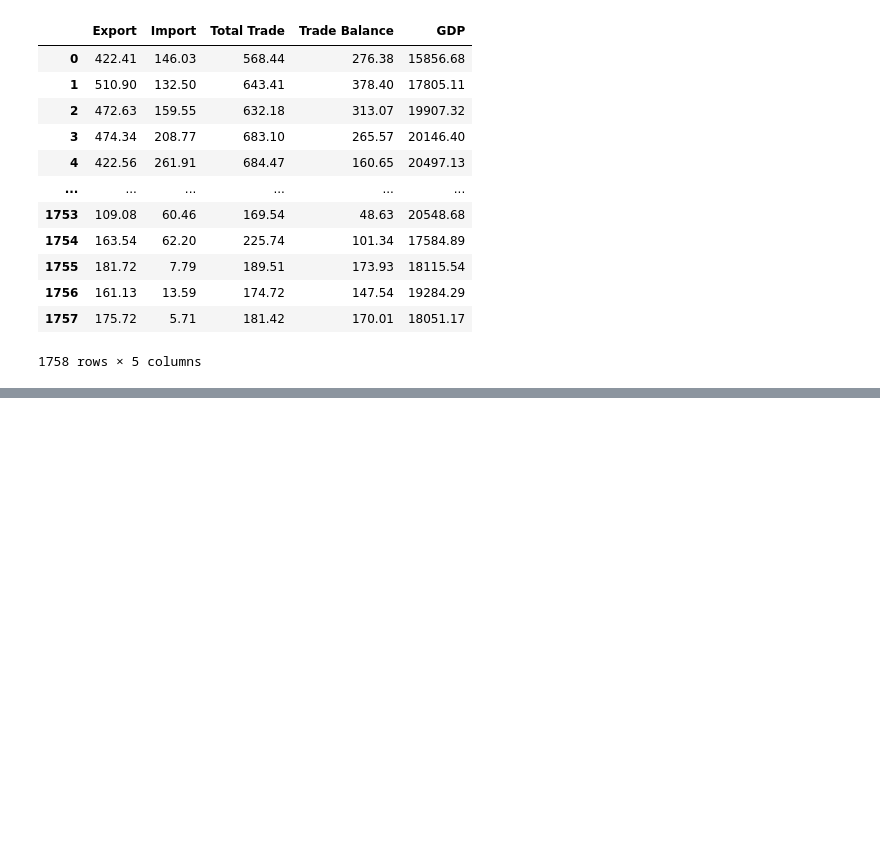
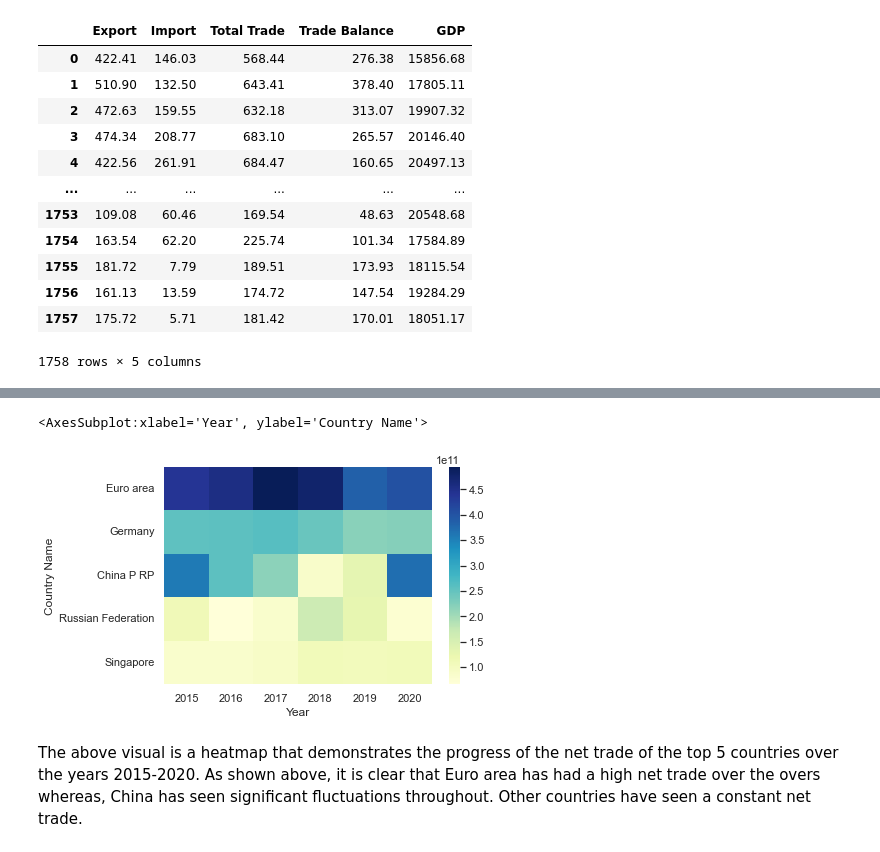
Before and after one commit to Nuka-Rishitha/2022Spring_Finals, a Jupyter notebook: NukaRishitha-AayushaSheregar-FinalProject1 (1).ipynb, the cells around one changed output, grey strips where cells are left out. Cells and saved outputs as stored; diff of their text form; code cells hidden in the pictures; blank space fills up the shorter version.

Commit message:
Updated heatmap

```diff
--- a/NukaRishitha-AayushaSheregar-FinalProject1 (1).ipynb
+++ b/NukaRishitha-AayushaSheregar-FinalProject1 (1).ipynb
@@ -704,0 +805,4 @@ You can see that Import and Trade Balance are highly negatively correlated which
+# %%
+heatmap2_data = pd.pivot_table(dat2, values='Net Trade',
+                     index=['Country Name'],
+                     columns='Year')
@@ -704,0 +826,4 @@ You can see that Import and Trade Balance are highly negatively correlated which
+# %%
+heatmap2_data['Total of all years'] = heatmap2_data.sum(axis=1)
+# %%
+heatmap2_data = heatmap2_data.sort_values(by = 'Total of all years', ascending = False).head(5)
@@ -704,0 +840,9 @@ You can see that Import and Trade Balance are highly negatively correlated which
+# %%
+heatmap3_data = heatmap2_data.drop(columns = 'Total of all years')
+# %%
+sns.heatmap(heatmap3_data.head(), cmap="YlGnBu")
+# %% [output]
+<AxesSubplot:xlabel='Year', ylabel='Country Name'>
+[figure, added]
+# %% [markdown]
+The above visual is a heatmap that demonstrates the progress of the net trade of the top 5 countries over the years 2015-2020. As shown above, it is clear that Euro area has had a high net trade over the overs whereas, China has seen significant fluctuations throughout. Other countries have seen a constant net trade.
```
Also changed, not shown: parts of 23 cells of this notebook.
